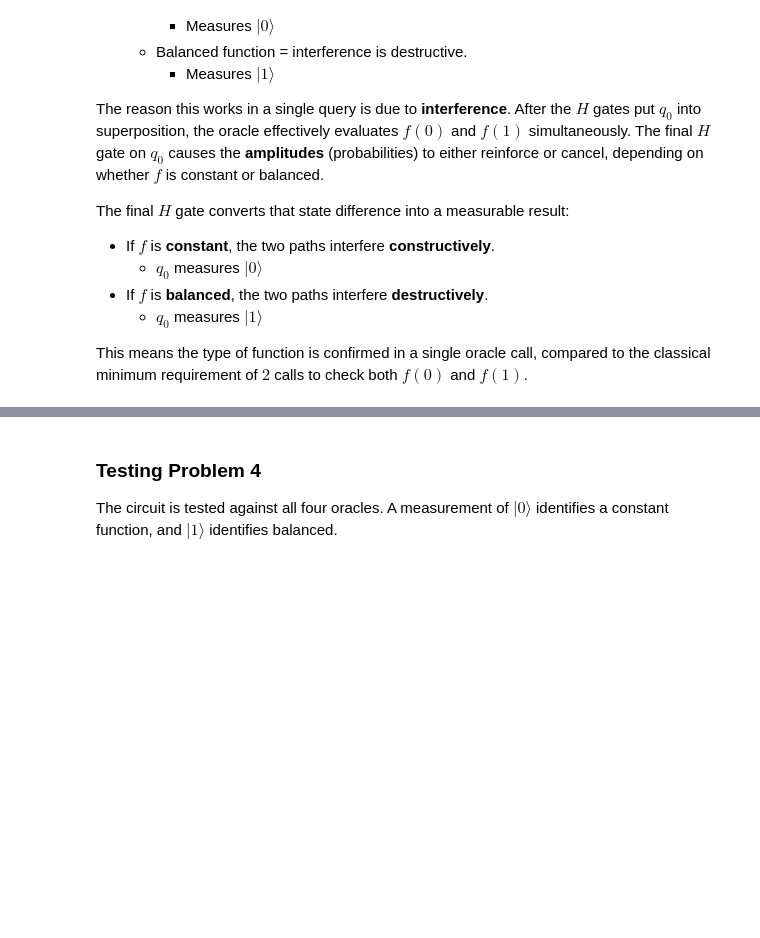
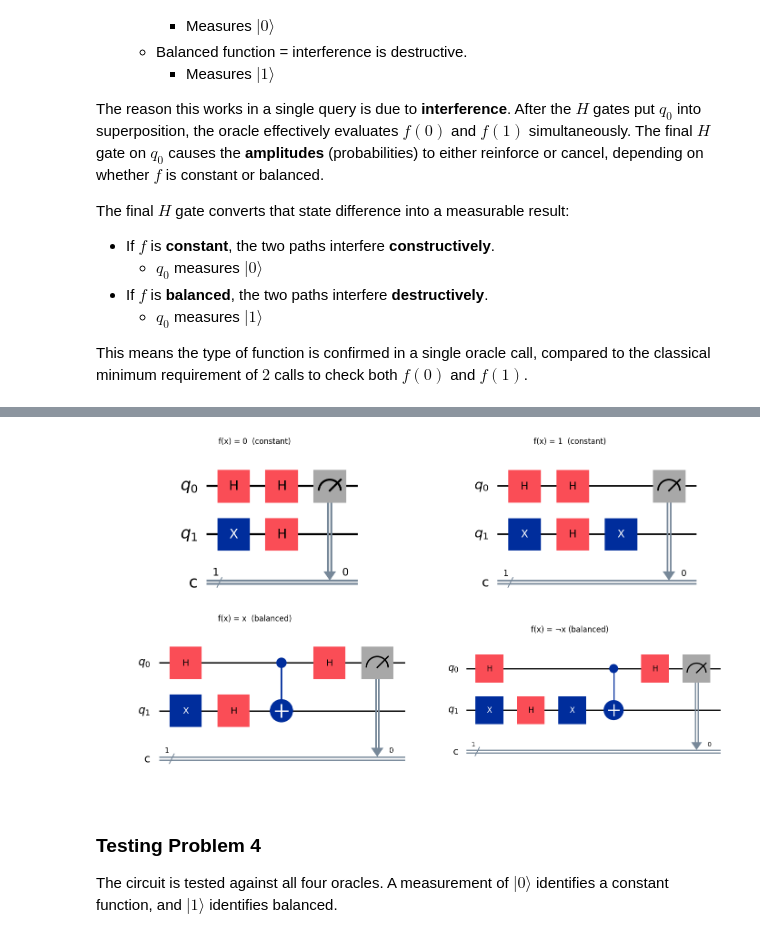
Before and after one commit to natashazywczyk/emerging-technologies, a Jupyter notebook: problems.ipynb, the cells around one changed output, grey strips where cells are left out. Cells and saved outputs as stored; diff of their text form; code cells hidden in the pictures; blank space fills up the shorter version.

Commit message:
Added circuit diagrams for Problem 4

```diff
--- a/problems.ipynb
+++ b/problems.ipynb
@@ -511,3 +519,21 @@ def run_deutsch_circuit(oracle):
+# %%
+oracles_display = [
+    ("f(x) = 0  (constant)", oracle_constant_0()),
+    ("f(x) = 1  (constant)", oracle_constant_1()),
+    ("f(x) = x  (balanced)", oracle_identity()),
+    ("f(x) = ¬x (balanced)", oracle_not()),
+]
+
+fig, axes = plt.subplots(2, 2, figsize=(14, 8))
+
+for ax, (name, oracle) in zip(axes.flatten(), oracles_display):
+    deutsch_algorithm_circuit(oracle).draw('mpl', ax=ax)
+    ax.set_title(name)
+
+plt.tight_layout()
+plt.show()
+# %% [output]
+[figure, added]
 # %% [markdown]
 ### Testing Problem 4
 
```
Also changed, not shown: parts of 1 cell of this notebook.
